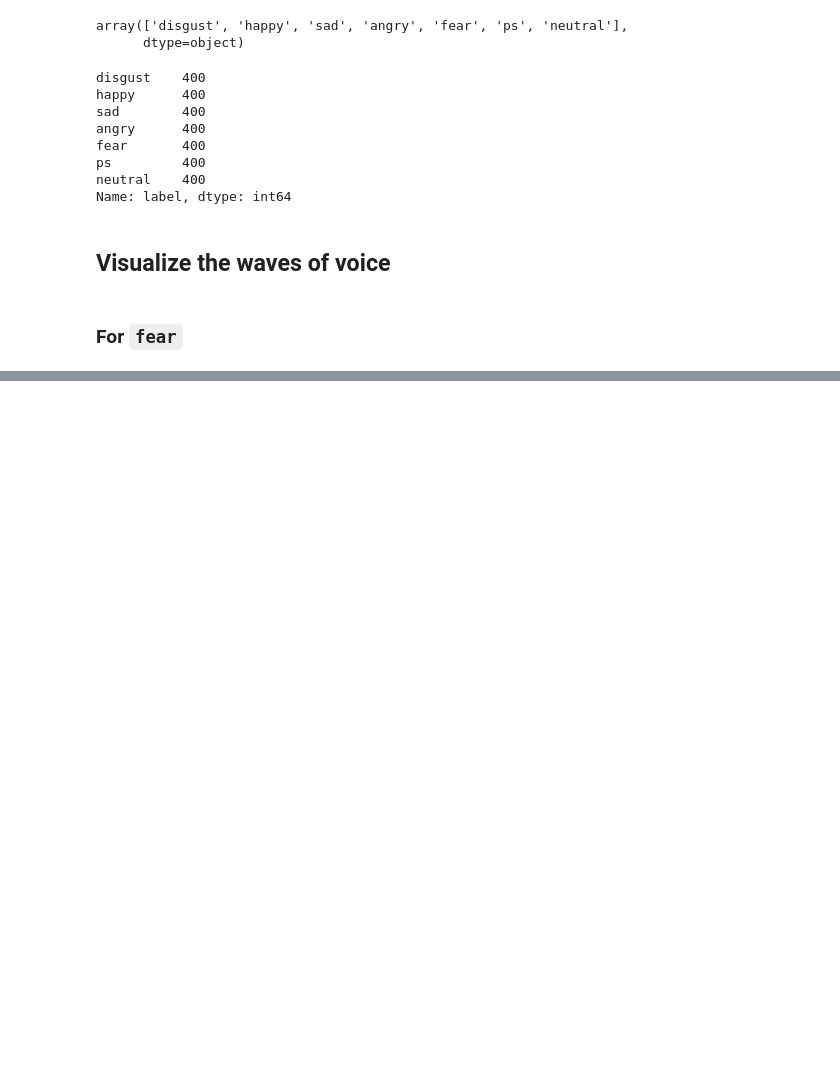
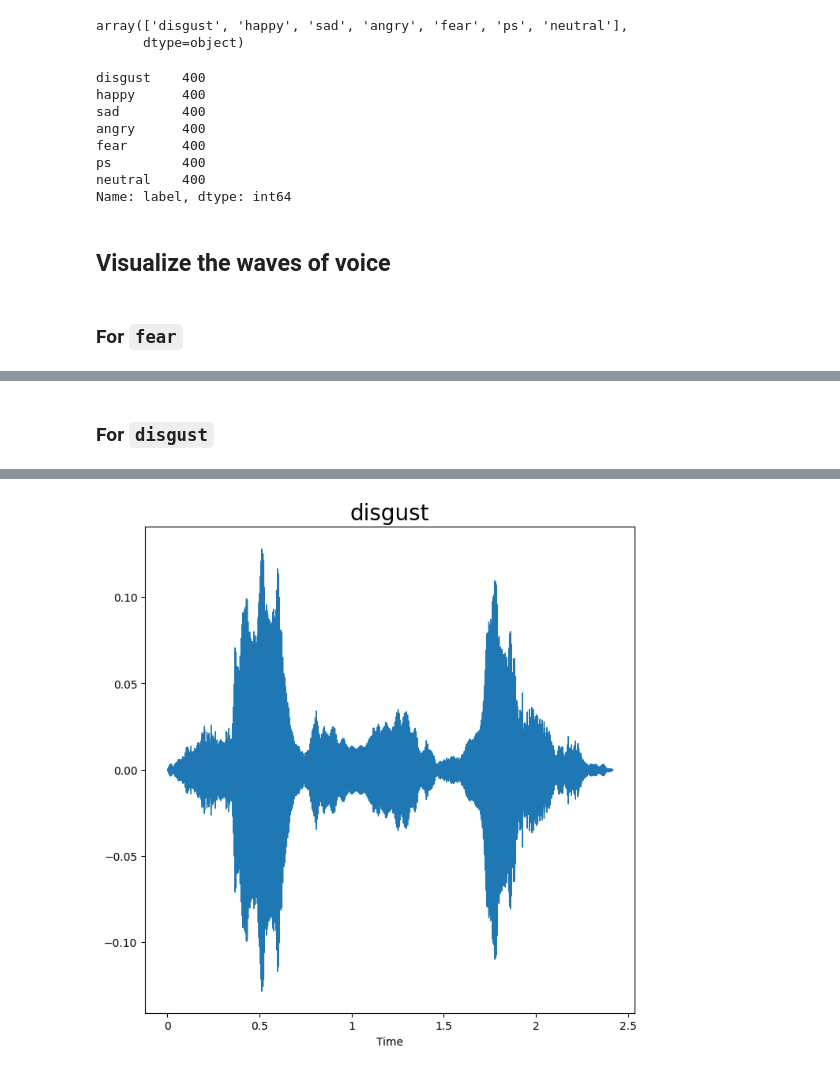
Before and after one commit to ChandrashekharRobbi/Speech-Emotion-Detection, a Jupyter notebook: Speech_Emotion_Detection.ipynb, the cells around one changed output, grey strips where cells are left out. Saved outputs shown, nothing was run; the diff lists cells and outputs as text; code cells hidden in the pictures; blank space fills up the shorter version.

```diff
--- a/Speech_Emotion_Detection.ipynb
+++ b/Speech_Emotion_Detection.ipynb
@@ -124,0 +133,5 @@ Audio(path)
+# %% [markdown]
+### For `disgust`
+# %%
+voice_plot_n_listen('disgust')
+# %% [output]
@@ -124,0 +139 @@ Audio(path)
+[figure, added]
```
Also changed, not shown: parts of 35 cells of this notebook.
